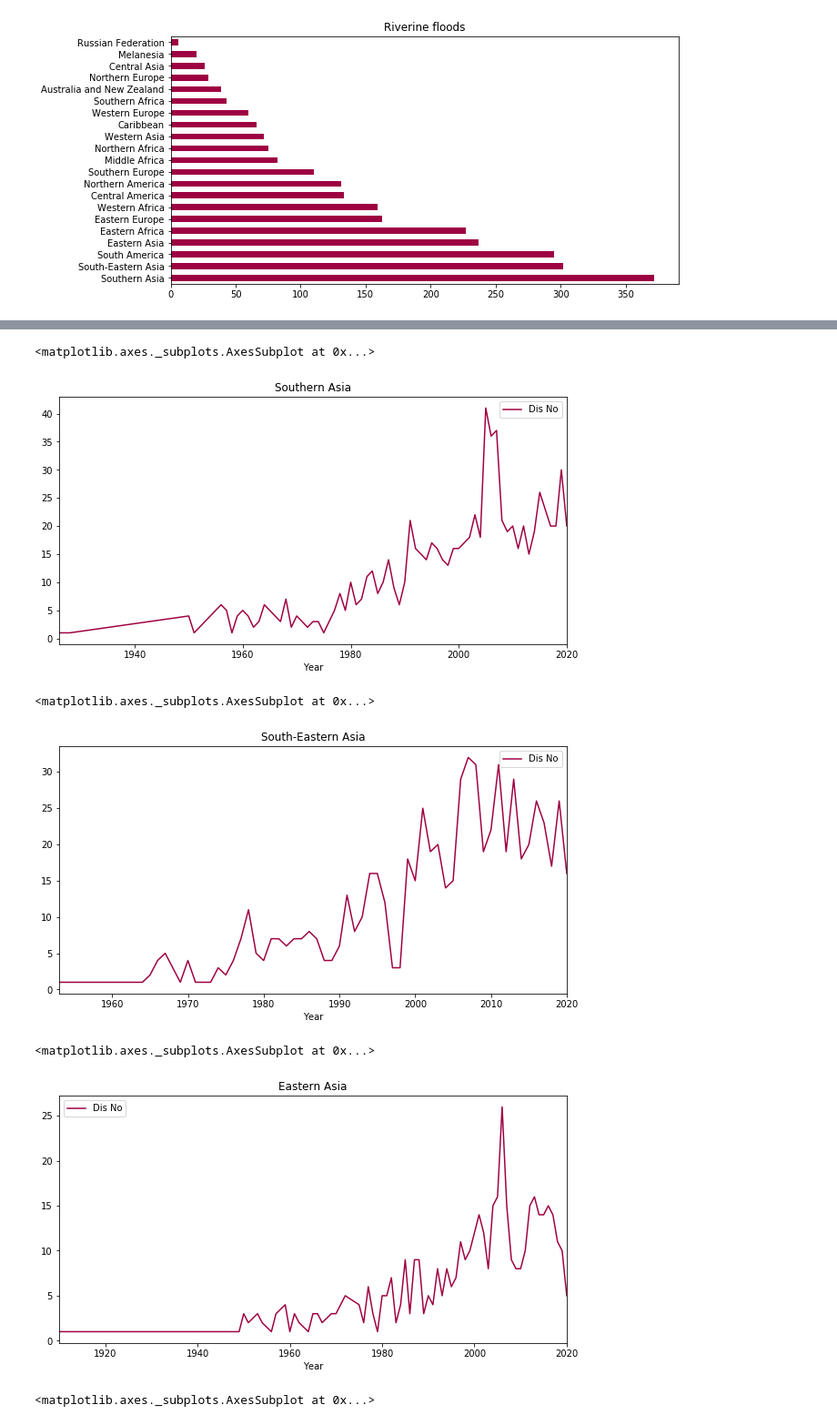
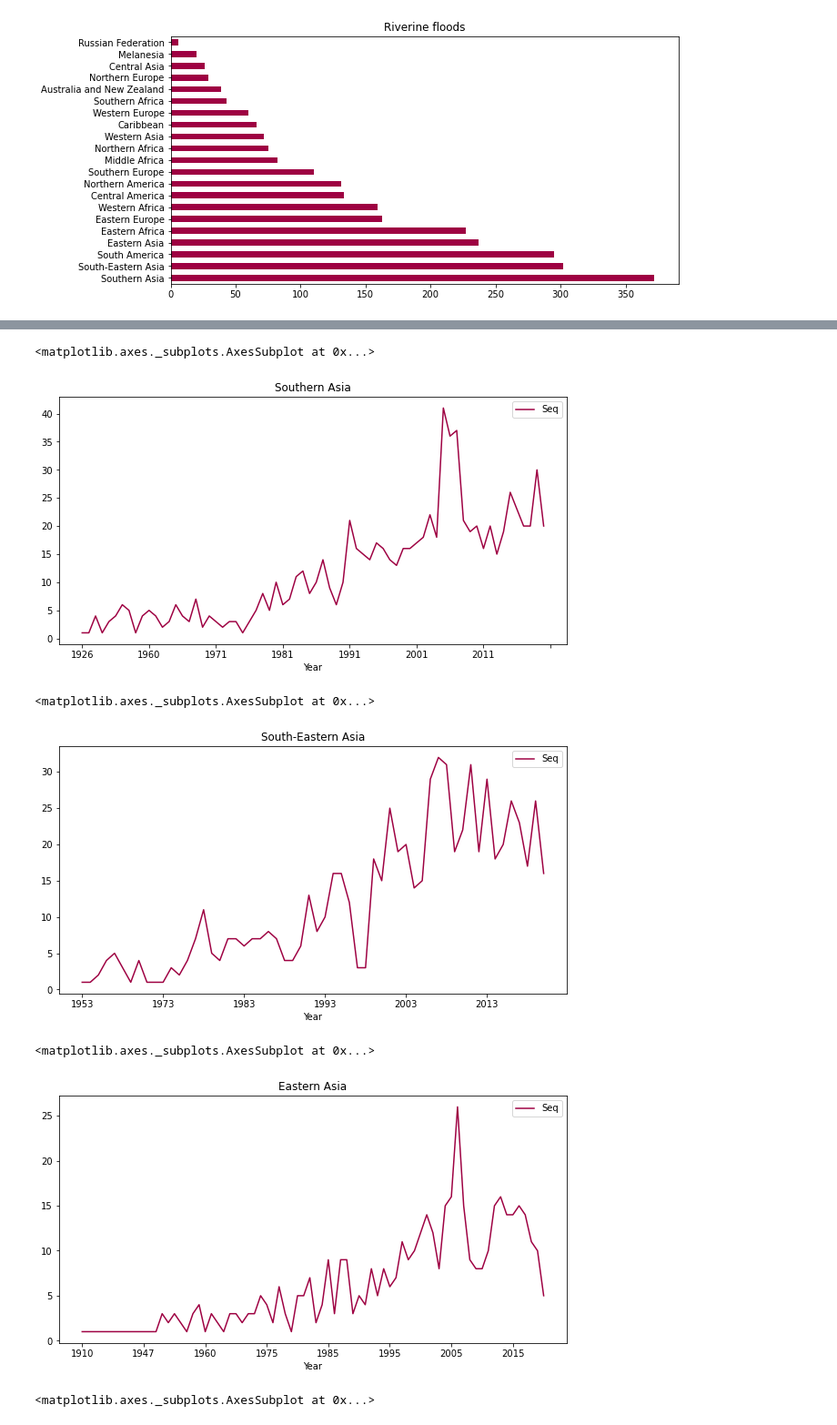
Before and after one commit to dataforgoodfr/batch8_worldbank, a Jupyter notebook: model_innondations/notebook/emdat_historical_analysis.ipynb, the cells around one changed output, grey strips where cells are left out. Shown at 91% size. Saved outputs shown, nothing was run; the diff lists cells and outputs as text; code cells hidden in the pictures.

Commit message:
Update emdat_historical_analysis.ipynb
update the script to use the new utilities module

```diff
--- a/model_innondations/notebook/emdat_historical_analysis.ipynb
+++ b/model_innondations/notebook/emdat_historical_analysis.ipynb
@@ -56,0 +38,3 @@ flood_table
+# %%
+flood_table = utilities.dataframe_flood()
+flood_table
@@ -104,16 +103,17 @@ flood_table.loc[flood_table['Disaster Subtype']=='Coastal flood','Region'].value
 # %%
-flood_table.loc[flood_table['Region']=='Southern Asia',['Year','Dis No']].groupby(by=['Year']).count().plot(figsize=(10,5),cmap='Spectral',title='Southern Asia')
+southernAsiaplt = flood_table.loc[flood_table['Region']=='Southern Asia',['Year','Seq']].groupby(by=['Year']).count()
+southernAsiaplt.plot(figsize=(10,5),cmap='Spectral',title='Southern Asia')
 # %% [output]
 <matplotlib.axes._subplots.AxesSubplot at 0x...>
-[figure, old version]
+[figure, new version]
 # %%
-flood_table.loc[flood_table['Region']=='South-Eastern Asia',['Year','Dis No']].groupby(by=['Year']).count().plot(figsize=(10,5),cmap='Spectral',title='South-Eastern Asia')
+flood_table.loc[flood_table['Region']=='South-Eastern Asia',['Year','Seq']].groupby(by=['Year']).count().plot(figsize=(10,5),cmap='Spectral',title='South-Eastern Asia')
 # %% [output]
 <matplotlib.axes._subplots.AxesSubplot at 0x...>
-[figure, old version]
+[figure, new version]
 # %%
-flood_table.loc[flood_table['Region']=='Eastern Asia',['Year','Dis No']].groupby(by=['Year']).count().plot(figsize=(10,5),cmap='Spectral',title='Eastern Asia')
+flood_table.loc[flood_table['Region']=='Eastern Asia',['Year','Seq']].groupby(by=['Year']).count().plot(figsize=(10,5),cmap='Spectral',title='Eastern Asia')
 # %% [output]
 <matplotlib.axes._subplots.AxesSubplot at 0x...>
-[figure, old version]
+[figure, new version]
 # %%
```
Also changed, not shown: parts of 11 cells of this notebook.
